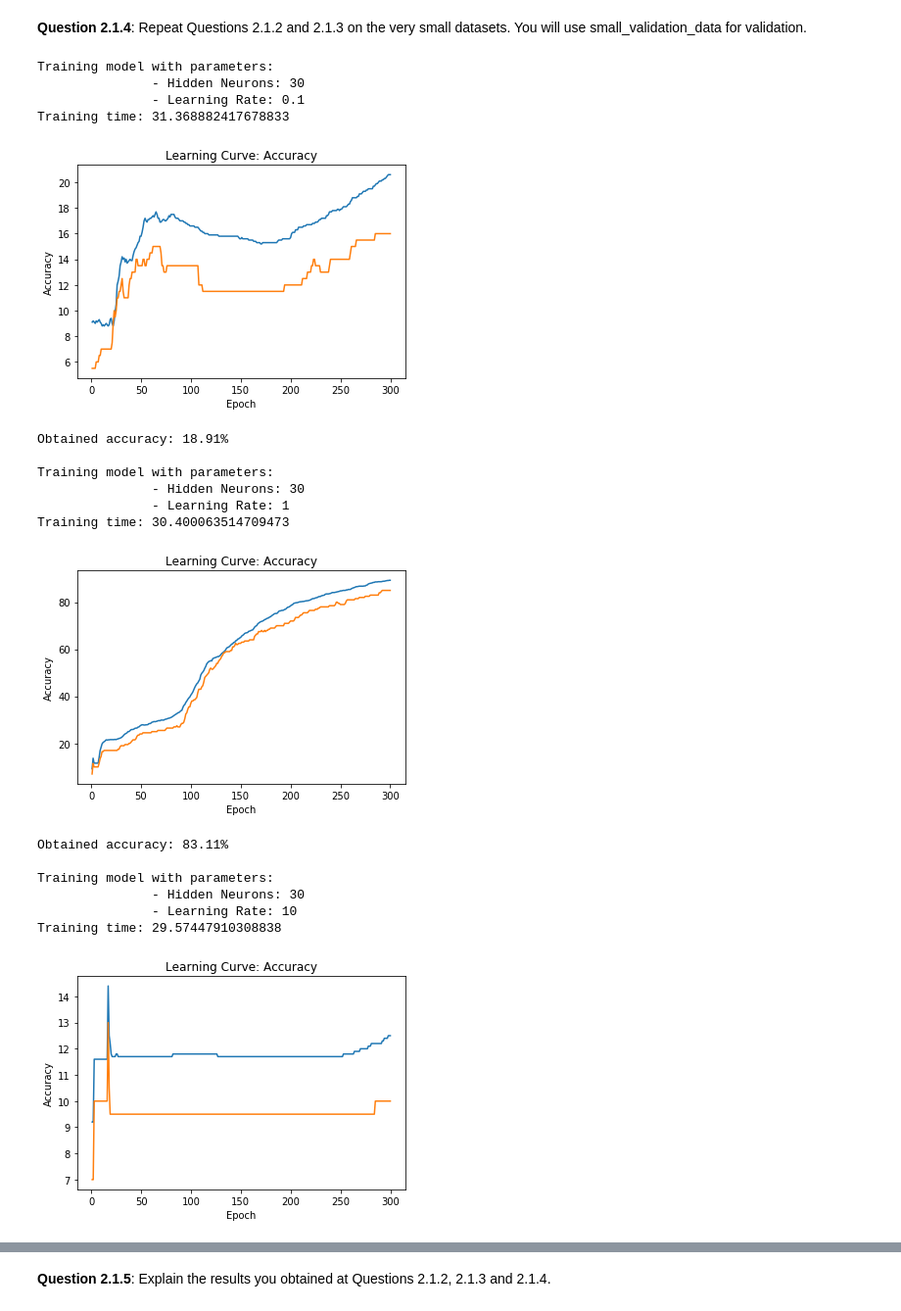
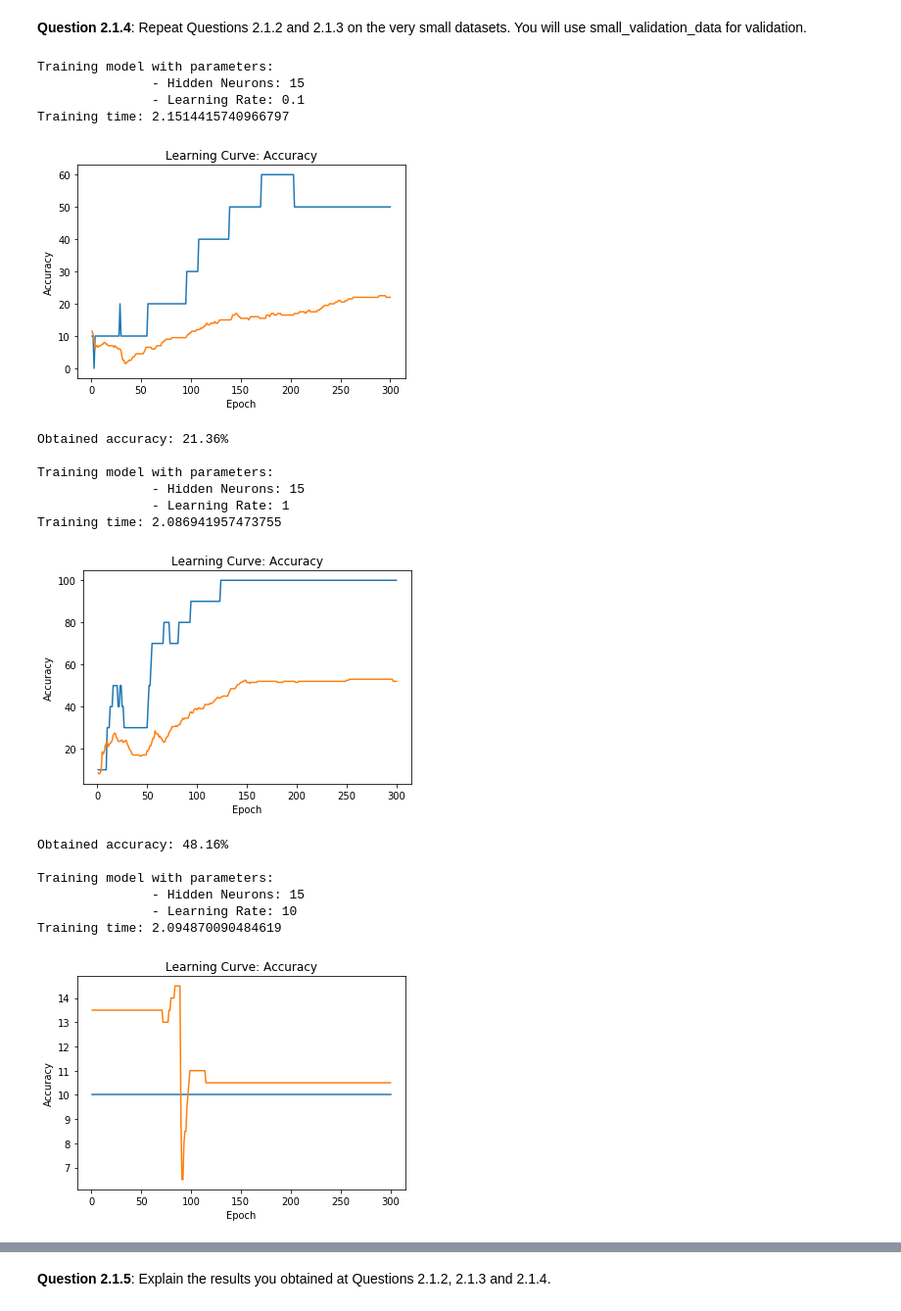
Before and after one commit to marioguerriero/deeplearning-labs, a Jupyter notebook: Lab01-MNIST/Lab1_DL-Students_v3.ipynb, the cells around one changed output, grey strips where cells are left out. Shown at 98% size. Drawn from its saved outputs; the diff is of its cells as text; code cells hidden in the pictures.

Commit message:
add README.md, renamed lab folder, fix some comments, question 2.1.4 works on the very small training set

```diff
--- a/Lab01/Lab1_DL-Students_v3.ipynb
+++ b/Lab01-MNIST/Lab1_DL-Students_v3.ipynb
@@ -416,40 +416,40 @@ Obtained accuracy: 68.58%
 # %% [markdown]
 <b>Question 2.1.4</b>: Repeat Questions 2.1.2 and 2.1.3 on the very small datasets. You will use small_validation_data for validation.
 # %%
-hidden_count = [30, 15, 75]
+hidden_count = [15, 30, 75]
 learning_rates = [0.1, 1, 10]
 
 n_iterations = 300
 
 for hidden_layer in hidden_count:
     mnist_model = NeuralNetwork(784, hidden_layer, 10)
     for lr in learning_rates:
         print('Training model with parameters:\n \
               - Hidden Neurons: {}\n \
               - Learning Rate: {}'.format(hidden_layer, lr))
-        mnist_model.train(small_training_data, small_validation_data, iterations=n_iterations, learning_rate =lr)
+        mnist_model.train(vsmall_training_data, small_validation_data, iterations=n_iterations, learning_rate =lr)
         # Compute accuracy
         acc = mnist_model.predict(test_data) / 100
         print('Obtained accuracy: {}%\n'.format(acc))
         # Reinitialize model weights
         mnist_model.weights_init()
 # %% [output]
 Training model with parameters:
-               - Hidden Neurons: 30
+               - Hidden Neurons: 15
                - Learning Rate: 0.1
-Training time: 31.368882417678833
+Training time: 2.1514415740966797
-[figure, old version]
+[figure, new version]
-Obtained accuracy: 18.91%
+Obtained accuracy: 21.36%
 
 Training model with parameters:
-               - Hidden Neurons: 30
+               - Hidden Neurons: 15
                - Learning Rate: 1
-Training time: 30.400063514709473
+Training time: 2.086941957473755
-[figure, old version]
+[figure, new version]
-Obtained accuracy: 83.11%
+Obtained accuracy: 48.16%
 
 Training model with parameters:
-               - Hidden Neurons: 30
+               - Hidden Neurons: 15
                - Learning Rate: 10
-Training time: 29.57447910308838
+Training time: 2.094870090484619
-[figure, old version]
+[figure, new version]
```
Also changed, not shown: parts of 7 cells of this notebook, 11 other files.
